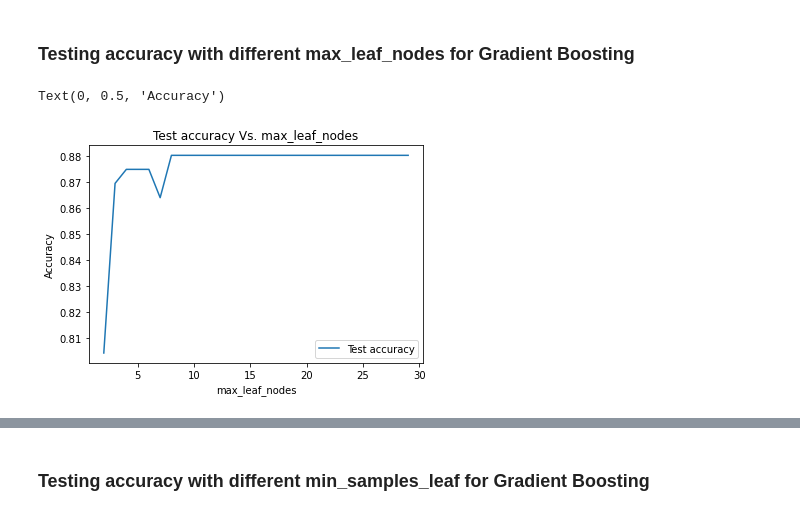
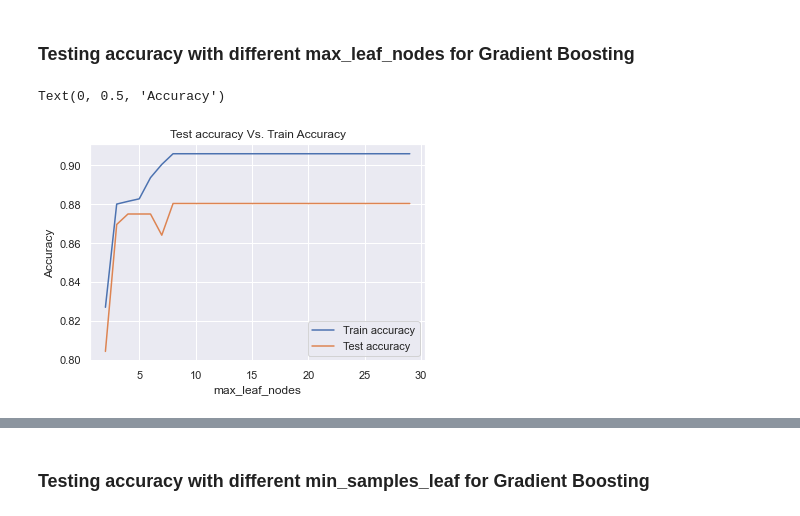
Before and after one commit to emilhaagan/FYS-STK-3155, a Jupyter notebook: Project3/SRC/Model implementation on heart disease dataset.ipynb, the cells around one changed output, grey strips where cells are left out. Drawn from its saved outputs; the diff is of its cells as text; code cells hidden in the pictures.

```diff
--- a/Project3/SRC/Model implementation on heart disease dataset.ipynb
+++ b/Project3/SRC/Model implementation on heart disease dataset.ipynb
@@ -276,6 +276,10 @@ lr = list(np.logspace(-2, 1, 11))
 X= df.drop('HeartDisease', axis=1)
 y= df['HeartDisease']
 X_train, X_test, y_train, y_test = train_test_split(X, y, test_size=0.2, random_state=100)
+
+oh= OneHotEncoder()
+#No scaler
+col_trans_none = make_column_transformer((oh,categorical),remainder='passthrough')
 
 for n in lr:
     model = GradientBoostingClassifier(n_estimators=22, learning_rate=n, max_depth=3, random_state=100)
@@ -314,36 +318,41 @@ print(lr)
 # %% [markdown]
 ### Testing accuracy with different max_leaf_nodes for Gradient Boosting
 # %%
-accuracy =[]
-runtime =[]
+train_acc = []
+test_acc = []
+runtime = []
+accuracy = []
 
 X= df.drop('HeartDisease', axis=1)
 y= df['HeartDisease']
 X_train, X_test, y_train, y_test = train_test_split(X, y, test_size=0.2, random_state=100)
 
 oh= OneHotEncoder()
 #No scaler
 col_trans_none = make_column_transformer((oh,categorical),remainder='passthrough')
 
 max_leaf_nodes = 30
 for n in range(2, max_leaf_nodes):
     start_time = time.time()
     model = GradientBoostingClassifier(n_estimators=23, learning_rate=0.1, max_depth=3,max_leaf_nodes=n, random_state=100)
     pipe = make_pipeline(col_trans_none, model)
     pipe.fit(X_train, y_train)
     y_pred_none = pipe.predict(X_test)
+    train_acc.append(round(pipe.score(X_train, y_train),4))
+    test_acc.append(round(pipe.score(X_test, y_test),4))
     accuracy.append(round(accuracy_score(y_test, y_pred_none),4))
     runtime.append(time.time() - start_time)
 
 GBC_result_df = pd.DataFrame({'max_leaf_nodes':range(2, max_leaf_nodes), 'Accuracy':accuracy, 'Runtime':runtime})
 GBC_result_df
 
 
-plt.plot(range(2, max_leaf_nodes) , accuracy, label = "test_accuracy")
-plt.legend(["Test accuracy"])
-plt.title("Test accuracy Vs. max_leaf_nodes")
+plt.plot(range(2, max_leaf_nodes) , train_acc, label = "train_accuracy")
+plt.plot(range(2, max_leaf_nodes) , test_acc, label = "test_accuracy")
+plt.legend(["Train accuracy", "Test accuracy"])
+plt.title("Test accuracy Vs. Train Accuracy")
 plt.xlabel('max_leaf_nodes')
 plt.ylabel('Accuracy')
 # %% [output]
 Text(0, 0.5, 'Accuracy')
-[figure, old version]
+[figure, new version]
```
Also changed, not shown: parts of 78 cells of this notebook.
